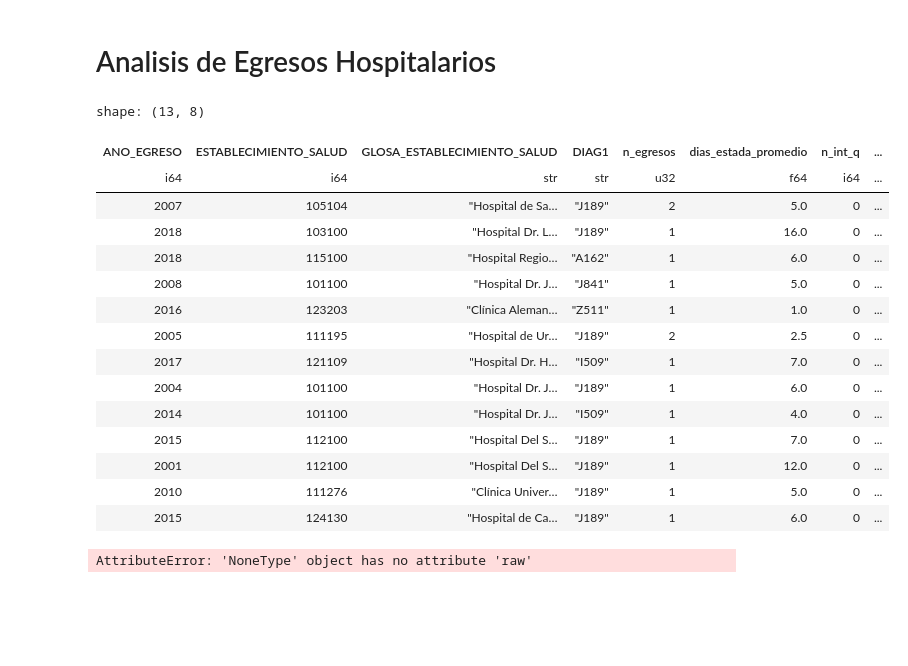
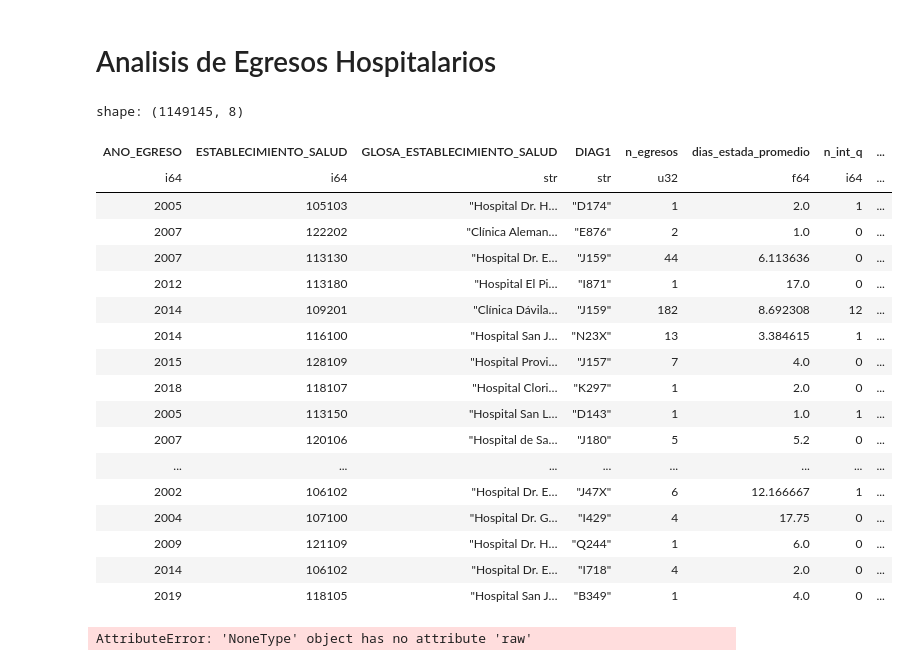
Before and after one commit to JavierRojas14/egresos-hospitalarios, a Jupyter notebook: prueba.ipynb, the cells around one changed output. Drawn from its saved outputs; the diff is of its cells as text; code cells hidden in the pictures; blank space fills up the shorter version.

Commit message:
Calcula correctamente las metricas con collect

```diff
--- a/prueba.ipynb
+++ b/prueba.ipynb
@@ -81,22 +79,25 @@ metricas = obtener_metricas_egresos(df, agrupacion_anio).collect(streaming=True)
-# %%
-metricas
-# %% [output]
-shape: (13, 8)
-| ANO_EGRESO | ESTABLECIMIENTO_SALUD | GLOSA_ESTABLECIMIENTO_SALUD | DIAG1 | n_egresos | dias_estada_promedio | n_int_q | ... |
-| i64 | i64 | str | str | u32 | f64 | i64 | ... |
-| 2007 | 105104 | "Hospital de Sa… | "J189" | 2 | 5.0 | 0 | ... |
-| 2018 | 103100 | "Hospital Dr. L… | "J189" | 1 | 16.0 | 0 | ... |
-| 2018 | 115100 | "Hospital Regio… | "A162" | 1 | 6.0 | 0 | ... |
-| 2008 | 101100 | "Hospital Dr. J… | "J841" | 1 | 5.0 | 0 | ... |
-| 2016 | 123203 | "Clínica Aleman… | "Z511" | 1 | 1.0 | 0 | ... |
-| 2005 | 111195 | "Hospital de Ur… | "J189" | 2 | 2.5 | 0 | ... |
-| 2017 | 121109 | "Hospital Dr. H… | "I509" | 1 | 7.0 | 0 | ... |
-| 2004 | 101100 | "Hospital Dr. J… | "J189" | 1 | 6.0 | 0 | ... |
-| 2014 | 101100 | "Hospital Dr. J… | "I509" | 1 | 4.0 | 0 | ... |
-| 2015 | 112100 | "Hospital Del S… | "J189" | 1 | 7.0 | 0 | ... |
-| 2001 | 112100 | "Hospital Del S… | "J189" | 1 | 12.0 | 0 | ... |
-| 2010 | 111276 | "Clínica Univer… | "J189" | 1 | 5.0 | 0 | ... |
-| 2015 | 124130 | "Hospital de Ca… | "J189" | 1 | 6.0 | 0 | ... |
+# %%
+resultados_metricas
+# %% [output]
+shape: (1149145, 8)
+| ANO_EGRESO | ESTABLECIMIENTO_SALUD | GLOSA_ESTABLECIMIENTO_SALUD | DIAG1 | n_egresos | dias_estada_promedio | n_int_q | ... |
+| i64 | i64 | str | str | u32 | f64 | i64 | ... |
+| 2005 | 105103 | "Hospital Dr. H… | "D174" | 1 | 2.0 | 1 | ... |
+| 2007 | 122202 | "Clínica Aleman… | "E876" | 2 | 1.0 | 0 | ... |
+| 2007 | 113130 | "Hospital Dr. E… | "J159" | 44 | 6.113636 | 0 | ... |
+| 2012 | 113180 | "Hospital El Pi… | "I871" | 1 | 17.0 | 0 | ... |
+| 2014 | 109201 | "Clínica Dávila… | "J159" | 182 | 8.692308 | 12 | ... |
+| 2014 | 116100 | "Hospital San J… | "N23X" | 13 | 3.384615 | 1 | ... |
+| 2015 | 128109 | "Hospital Provi… | "J157" | 7 | 4.0 | 0 | ... |
+| 2018 | 118107 | "Hospital Clori… | "K297" | 1 | 2.0 | 0 | ... |
+| 2005 | 113150 | "Hospital San L… | "D143" | 1 | 1.0 | 1 | ... |
+| 2007 | 120106 | "Hospital de Sa… | "J180" | 5 | 5.2 | 0 | ... |
+| ... | ... | ... | ... | ... | ... | ... | ... |
+| 2002 | 106102 | "Hospital Dr. E… | "J47X" | 6 | 12.166667 | 1 | ... |
+| 2004 | 107100 | "Hospital Dr. G… | "I429" | 4 | 17.75 | 0 | ... |
+| 2009 | 121109 | "Hospital Dr. H… | "Q244" | 1 | 6.0 | 0 | ... |
+| 2014 | 106102 | "Hospital Dr. E… | "I718" | 4 | 2.0 | 0 | ... |
+| 2019 | 118105 | "Hospital San J… | "B349" | 1 | 4.0 | 0 | ... |
 # %%
 import pandas as pd
 import numpy as np
```
Also changed, not shown: parts of 3 cells of this notebook.
